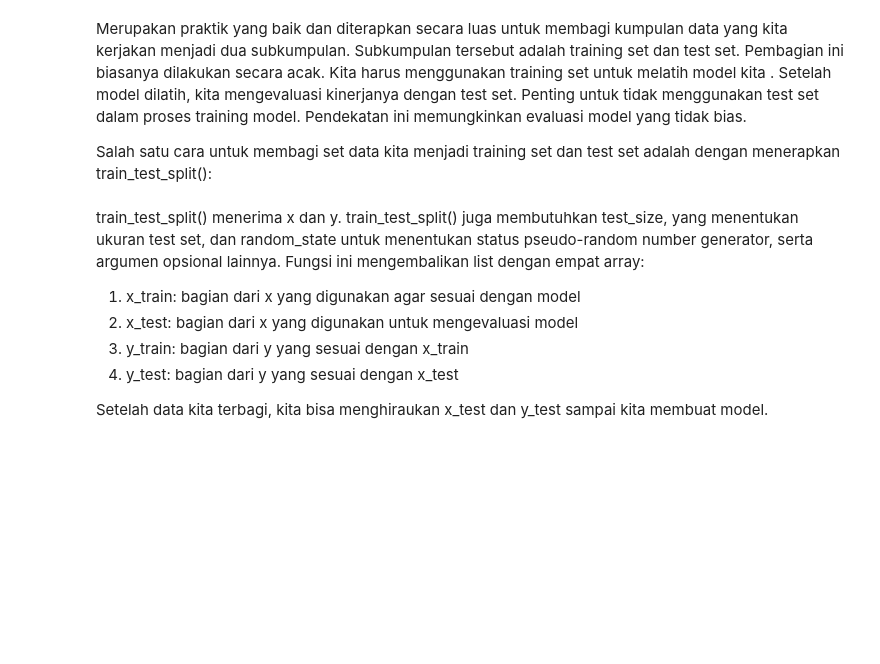
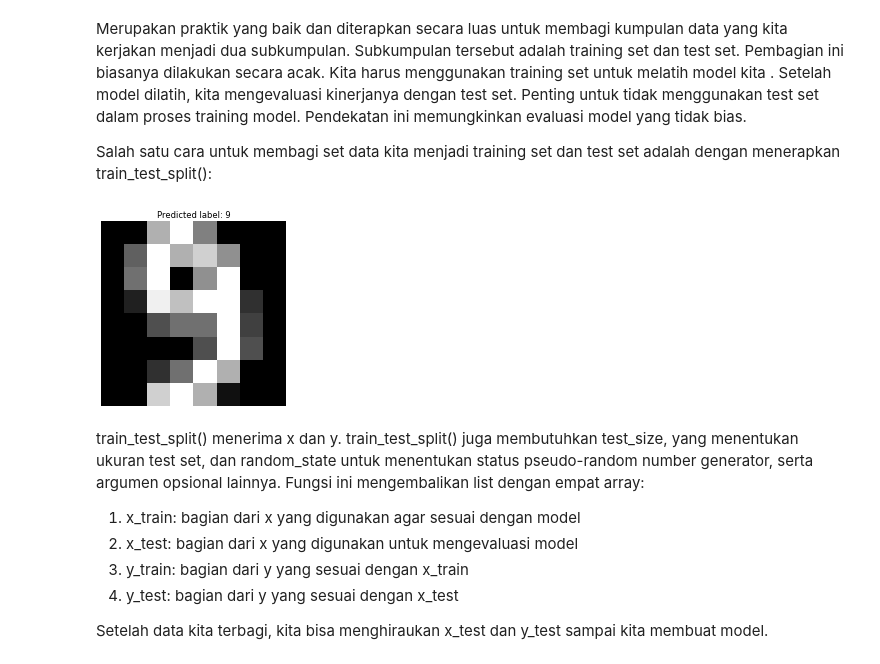
Before and after one commit to iketutg/pythonds_202301, a Jupyter notebook: pertemuan_12_Classification_1.ipynb, the cells around one changed output. Cells and saved outputs as stored; diff of their text form; code cells hidden in the pictures; blank space fills up the shorter version.

```diff
--- a/pertemuan_12_Classification_1.ipynb
+++ b/pertemuan_12_Classification_1.ipynb
@@ -696,3 +729,10 @@ x_train, x_test, y_train, y_test = train_test_split(x, y, test_size=0.2, random_
+# %%
+plt.imshow(x_test[1].reshape(8,8), cmap='gray')
+plt.title(f"Predicted label: {y_test[1]}")
+plt.axis('off')
+plt.show()
+# %% [output]
+[figure, added]
 # %% [markdown]
 train_test_split() menerima x dan y. train_test_split() juga membutuhkan test_size, yang menentukan ukuran test set, dan random_state untuk menentukan status pseudo-random number generator, serta argumen opsional lainnya. Fungsi ini mengembalikan list dengan empat array:
 
```
Also changed, not shown: parts of 47 cells of this notebook, 3 other files.
